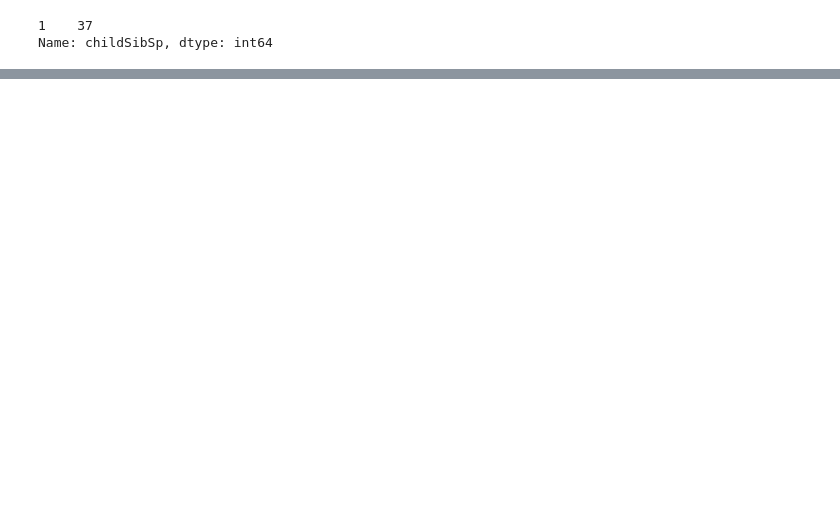
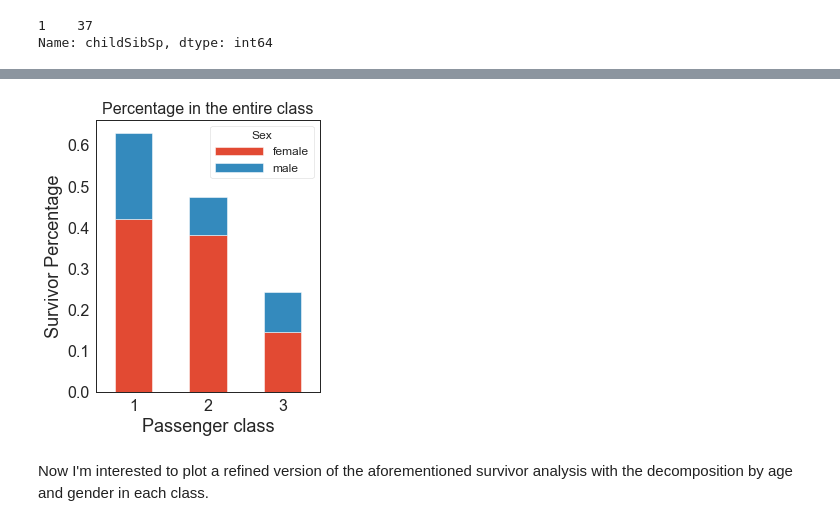
Before and after one commit to libinruan/Pandas_Titanic_Survival_Data_EDA, a Jupyter notebook: titanic_eda.ipynb, the cells around one changed output, grey strips where cells are left out. Cells and saved outputs as stored; diff of their text form; code cells hidden in the pictures; blank space fills up the shorter version.

```diff
--- a/titanic_eda.ipynb
+++ b/titanic_eda.ipynb
@@ -896,0 +1245,3 @@ https://python-graph-gallery.com/13-percent-stacked-barplot/
+# %%
+c = df_all.groupby(['Pclass', 'Sex'])['Survived'].sum().astype(int).rename("count")
+c
@@ -896,0 +1259,3 @@ https://python-graph-gallery.com/13-percent-stacked-barplot/
+# %%
+d = df_all.groupby(['Pclass', 'Sex'])['Survived'].apply(lambda x: pd.notnull(x).sum())
+print(d)
@@ -896,0 +1296,3 @@ https://python-graph-gallery.com/13-percent-stacked-barplot/
+# %%
+e = c / d.groupby(level=0).sum()
+e
@@ -896,0 +1308,24 @@ https://python-graph-gallery.com/13-percent-stacked-barplot/
+# %%
+params = {'figure.figsize': (15, 6),
+          'axes.labelsize': 18,
+          'axes.titlesize': 16,
+          'xtick.labelsize': 16,
+          'ytick.labelsize': 16,
+          'legend.title_fontsize': 12,
+          'legend.fontsize': 12,
+          'legend.handlelength': 4}
+pylab.rcParams.update(params)
+
+fig, ax = plt.subplots()
+f = e.unstack(level=-1)
+f.plot(kind='bar', stacked=True, fontsize=16, ax=ax)
+
+fig.set_size_inches(4,5)
+ax.set_xlabel('Passenger class')
+ax.set_ylabel('Survivor Percentage')
+ax.set_title('Percentage in the entire class')
+ax.set_xticklabels(ax.get_xticklabels(), rotation=0);
+# %% [output]
+[figure, added]
+# %% [markdown]
+Now I'm interested to plot a refined version of the aforementioned survivor analysis with the decomposition by age and gender in each class.
```
Also changed, not shown: parts of 126 cells of this notebook, 1 other file.
